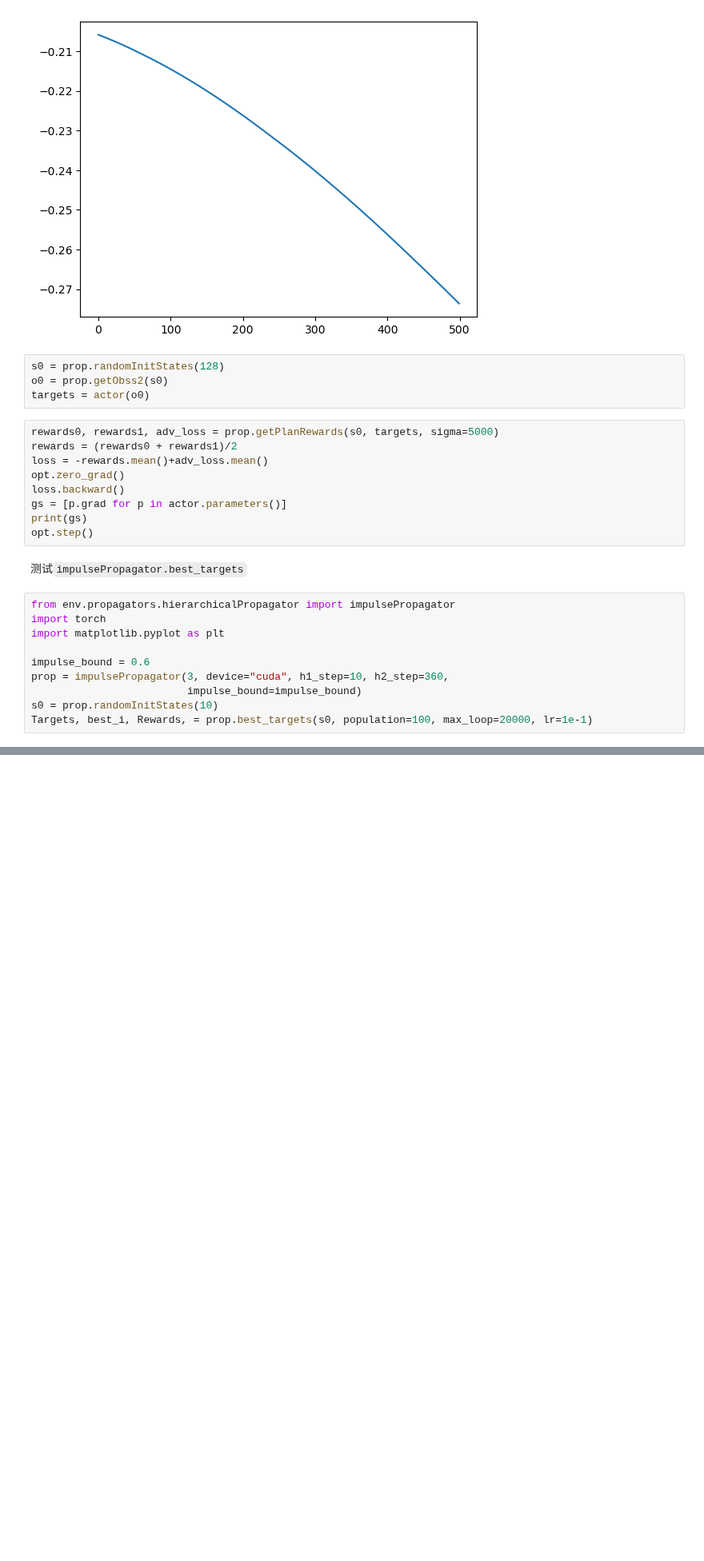
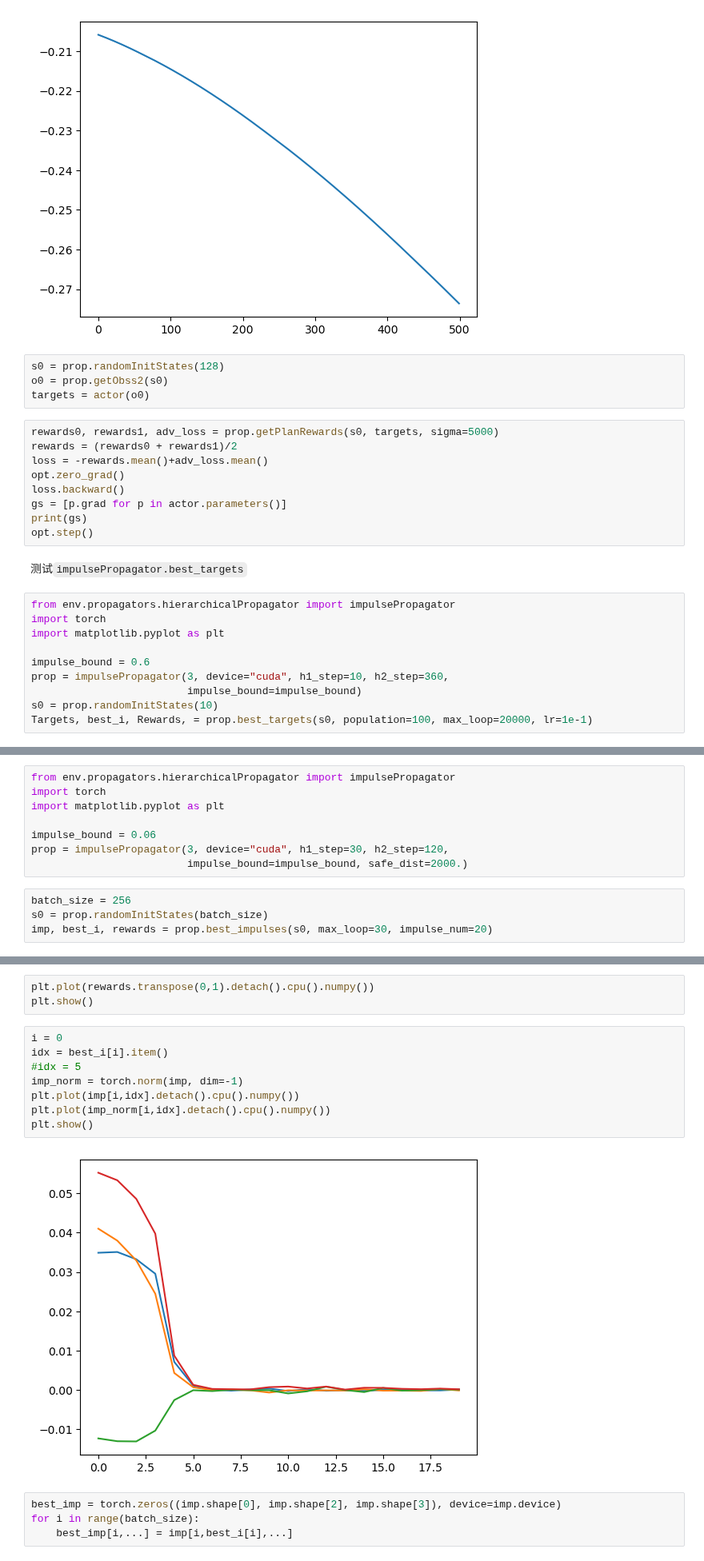
Before and after one commit to liziyao99/multi-debris-avoidance, a Jupyter notebook: H2Test.ipynb, the cells around one changed output, grey strips where cells are left out. Shown at 80% size. Drawn from its saved outputs; the diff is of its cells as text; blank space fills up the shorter version.

Commit message:
New: `impulsePropagator.best_impulses`, `LSTM_FC`.

```diff
--- a/H2Test.ipynb
+++ b/H2Test.ipynb
@@ -682,0 +674,12 @@ tensor([[-864.5460, -246.4240, 1438.7534],
+# %%
+from env.propagators.hierarchicalPropagator import impulsePropagator
+import torch
+import matplotlib.pyplot as plt
+
+impulse_bound = 0.06
+prop = impulsePropagator(3, device="cuda", h1_step=30, h2_step=120,
+                         impulse_bound=impulse_bound, safe_dist=2000.)
+# %%
+batch_size = 256
+s0 = prop.randomInitStates(batch_size)
+imp, best_i, rewards = prop.best_impulses(s0, max_loop=30, impulse_num=20)
@@ -682,0 +690,17 @@ tensor([[-864.5460, -246.4240, 1438.7534],
+# %%
+plt.plot(rewards.transpose(0,1).detach().cpu().numpy())
+plt.show()
+# %%
+i = 0
+idx = best_i[i].item()
+#idx = 5
+imp_norm = torch.norm(imp, dim=-1)
+plt.plot(imp[i,idx].detach().cpu().numpy())
+plt.plot(imp_norm[i,idx].detach().cpu().numpy())
+plt.show()
+# %% [output]
+[figure, added]
+# %%
+best_imp = torch.zeros((imp.shape[0], imp.shape[2], imp.shape[3]), device=imp.device)
+for i in range(batch_size):
+    best_imp[i,...] = imp[i,best_i[i],...]
```
Also changed, not shown: parts of 11 cells of this notebook, 3 other files.
